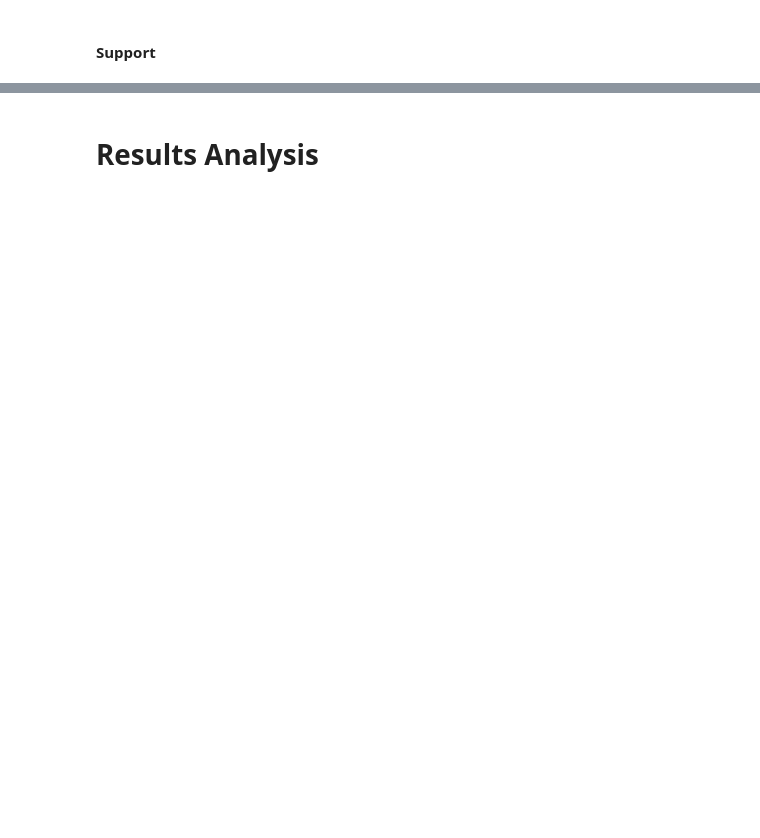
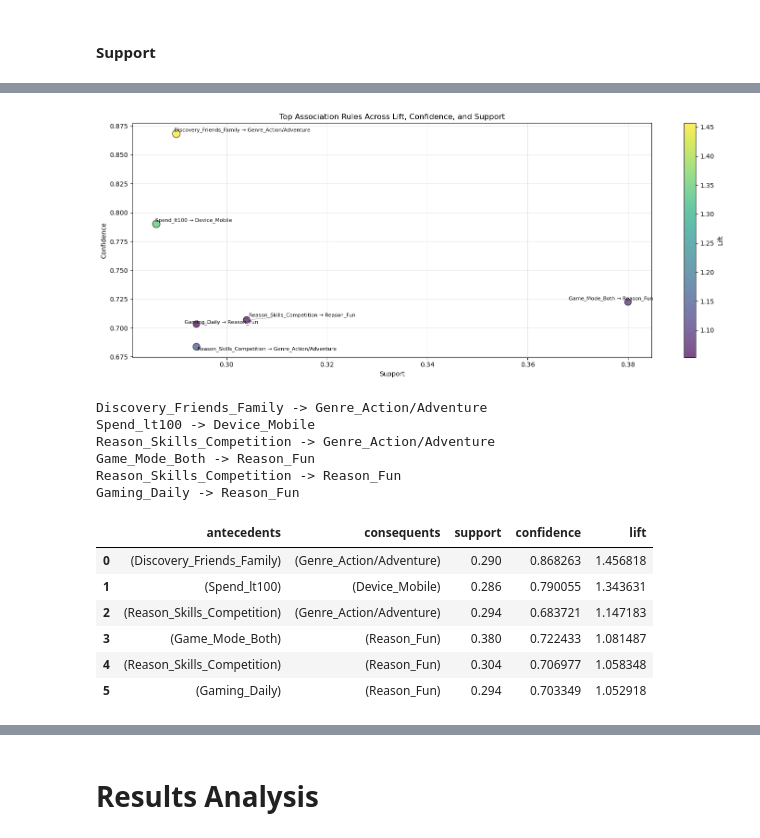
Before and after one commit to RazielLluch/CSC172-AssociationMining-Lluch, a Jupyter notebook: apriori.ipynb, the cells around one changed output, grey strips where cells are left out. Cells and saved outputs as stored; diff of their text form; code cells hidden in the pictures; blank space fills up the shorter version.

Commit message:
final changes to apriori and outputs

```diff
--- a/apriori.ipynb
+++ b/apriori.ipynb
@@ -396,0 +541,40 @@ visualize(filtered_rules, show_labels=True, mode="support", max_labels=10, title
+# %%
+n = 20
+
+top_lift_rules = final_rules.nlargest(n, "lift")
+top_confidence_rules = final_rules.nlargest(n, "confidence")
+top_support_rules = final_rules.nlargest(n, "support")
+
+rule_keys = ["antecedents", "consequents"]
+
+intersection_keys = (
+    top_lift_rules[rule_keys]
+    .merge(top_confidence_rules[rule_keys], on=rule_keys, how="inner")
+    .merge(top_support_rules[rule_keys], on=rule_keys, how="inner")
+)
+
+top_metrics_intersected = intersection_keys.merge(
+    final_rules,
+    on=rule_keys,
+    how="left"
+)
+
+visualize(top_metrics_intersected, show_labels=True, title="Top Association Rules Across Lift, Confidence, and Support")
+
+print_apriori_rules(top_metrics_intersected)
+top_metrics_intersected[["antecedents", "consequents", "support", "confidence", "lift"]]
+# %% [output]
+[figure, added]
+Discovery_Friends_Family -> Genre_Action/Adventure
+Spend_lt100 -> Device_Mobile
+Reason_Skills_Competition -> Genre_Action/Adventure
+Game_Mode_Both -> Reason_Fun
+Reason_Skills_Competition -> Reason_Fun
+Gaming_Daily -> Reason_Fun
+|  | antecedents | consequents | support | confidence | lift |
+| 0 | (Discovery_Friends_Family) | (Genre_Action/Adventure) | 0.290 | 0.868263 | 1.456818 |
+| 1 | (Spend_lt100) | (Device_Mobile) | 0.286 | 0.790055 | 1.343631 |
+| 2 | (Reason_Skills_Competition) | (Genre_Action/Adventure) | 0.294 | 0.683721 | 1.147183 |
+| 3 | (Game_Mode_Both) | (Reason_Fun) | 0.380 | 0.722433 | 1.081487 |
+| 4 | (Reason_Skills_Competition) | (Reason_Fun) | 0.304 | 0.706977 | 1.058348 |
+| 5 | (Gaming_Daily) | (Reason_Fun) | 0.294 | 0.703349 | 1.052918 |
```
Also changed, not shown: parts of 29 cells of this notebook, 8 other files.
